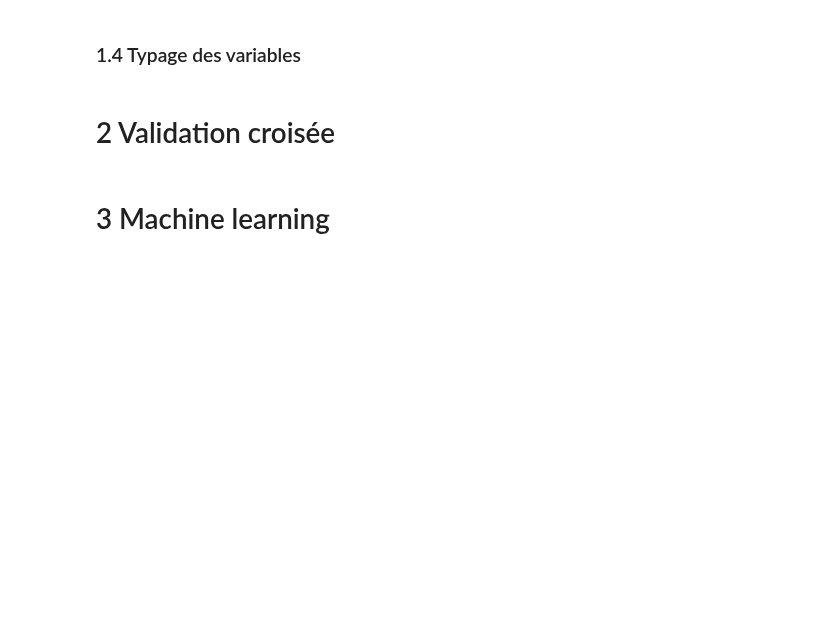
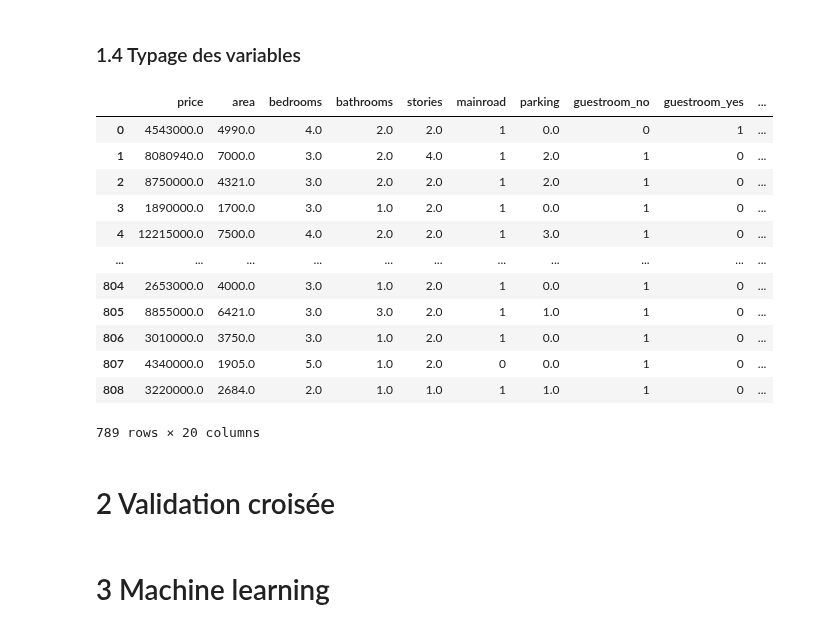
Before and after one commit to Rachadja/house_pricing, a Jupyter notebook: notebook.ipynb, the cells around one changed output. Saved outputs shown, nothing was run; the diff lists cells and outputs as text; code cells hidden in the pictures; blank space fills up the shorter version.

```diff
--- a/notebook.ipynb
+++ b/notebook.ipynb
@@ -123,0 +119,2 @@ df = df.drop('houseage', axis=1)
+# %%
+df.dropna(subset=['price'], inplace=True)
@@ -214,0 +278,2 @@ etude_multivarie(df)
+# %%
+df = valeur_manquante(df)
@@ -216,15 +298,23 @@ etude_multivarie(df)
 ### 1.4 Typage des variables
 # %%
 def typage_variable(data):
-    """
-    ...
-    """
-    # On cree un variable qui contient le nom des colonnes de type object
-    object_columns = data.select_dtypes(include=['object']).columns
+  """
+  Description
+  On change les valeurs 'yes' et 'no' dans notre data à 1 et 0 respectivement
+  On code les variables qualitatives
+  On change les valeurs True et False dans notre data à 1 et 0 respectivement
+  On remplace 'semi-furnished' par 'semi_furnished'
+  data: A DataFrame
+  Returns:
+  ----------
+  Clean dataFrame
+  """
+  # On cree un variable qui contient le nom des colonnes de type object
+  object_columns = data.select_dtypes(include=['object']).columns
 
-    # On change les valeurs 'yes' et 'no' dans notre data à 1 et 0 respectivement,
-    for col in object_columns:
-        data[col] = data[col].replace({'yes' : 1, 'no' : 0, 'semi-furnished' : 'semi_furnished' })
+  # On change les valeurs 'yes' et 'no' dans notre data à 1 et 0 respectivement,
+  for col in object_columns:
+    data[col] = data[col].replace({'yes' : 1, 'no' : 0, 'semi-furnished' : 'semi_furnished' })
 
     # On fait one hot encoding
     one_hot = data.select_dtypes(include=['object']).columns
@@ -232,6 +322,24 @@ def typage_variable(data):
     boolean_columns = data.select_dtypes(include=['bool']).columns
     data[boolean_columns] = data[boolean_columns].astype(int)
     return data
+# %%
+df = typage_variable(df)
+# %%
+display(df)
+# %% [output]
+|  | price | area | bedrooms | bathrooms | stories | mainroad | parking | guestroom_no | guestroom_yes | ... |
+| 0 | 4543000.0 | 4990.0 | 4.0 | 2.0 | 2.0 | 1 | 0.0 | 0 | 1 | ... |
+| 1 | 8080940.0 | 7000.0 | 3.0 | 2.0 | 4.0 | 1 | 2.0 | 1 | 0 | ... |
+| 2 | 8750000.0 | 4321.0 | 3.0 | 2.0 | 2.0 | 1 | 2.0 | 1 | 0 | ... |
+| 3 | 1890000.0 | 1700.0 | 3.0 | 1.0 | 2.0 | 1 | 0.0 | 1 | 0 | ... |
+| 4 | 12215000.0 | 7500.0 | 4.0 | 2.0 | 2.0 | 1 | 3.0 | 1 | 0 | ... |
+| ... | ... | ... | ... | ... | ... | ... | ... | ... | ... | ... |
+| 804 | 2653000.0 | 4000.0 | 3.0 | 1.0 | 2.0 | 1 | 0.0 | 1 | 0 | ... |
+| 805 | 8855000.0 | 6421.0 | 3.0 | 3.0 | 2.0 | 1 | 1.0 | 1 | 0 | ... |
+| 806 | 3010000.0 | 3750.0 | 3.0 | 1.0 | 2.0 | 1 | 0.0 | 1 | 0 | ... |
+| 807 | 4340000.0 | 1905.0 | 5.0 | 1.0 | 2.0 | 0 | 0.0 | 1 | 0 | ... |
+| 808 | 3220000.0 | 2684.0 | 2.0 | 1.0 | 1.0 | 1 | 1.0 | 1 | 0 | ... |
+789 rows × 20 columns
 # %% [markdown]
 # 2 Validation croisée
 # %% [markdown]
```
Also changed, not shown: parts of 14 cells of this notebook.
